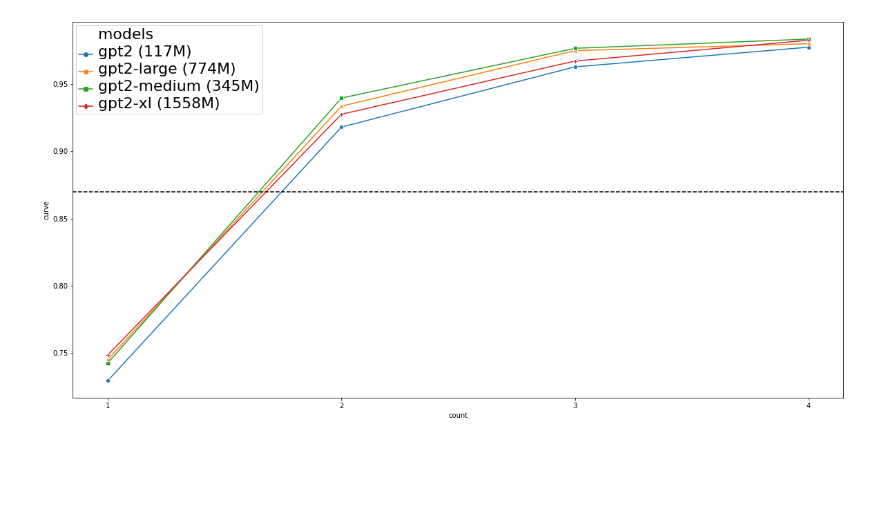
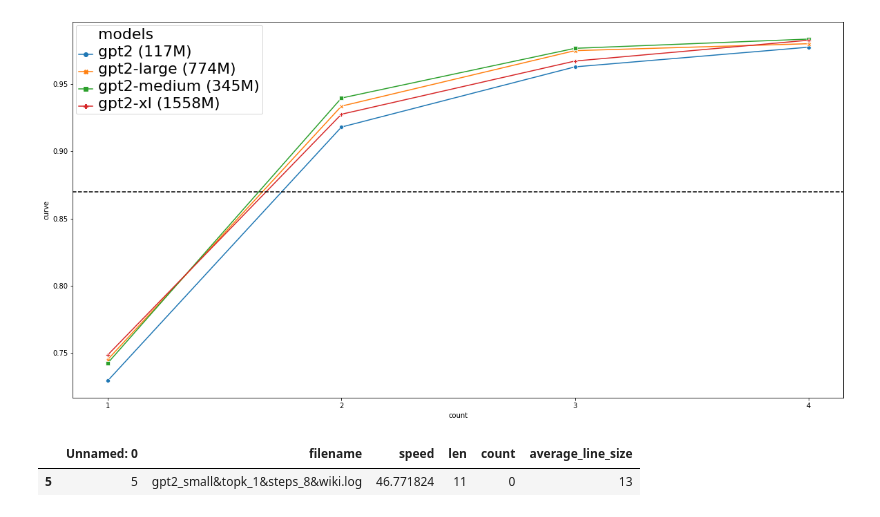
Before and after one commit to ruanchaves/hashformers, a Jupyter notebook: graphs.ipynb, the cells around one changed output. Saved outputs shown, nothing was run; the diff lists cells and outputs as text; code cells hidden in the pictures; blank space fills up the shorter version.

```diff
--- a/graphs.ipynb
+++ b/graphs.ipynb
@@ -290,3 +290,25 @@ plt.setp(ax.get_legend().get_title(), fontsize='22') # for legend title
 # %% [output]
 [None, None]
 [figure]
+# %%
+def parse_benchmarks(lst):
+    new_lst = []
+    for item in lst:
+        new_lst.append(item.split(' ')[-1])
+    return new_lst
+
+df = pd.read_csv('speed.csv')
+df['speed'] = df['speed'].apply((ast.literal_eval))
+df['len'] = df['speed'].apply(lambda x: len(x))
+df = df[df['len'] > 1]
+df['speed'] = df['speed'].apply(parse_benchmarks)
+df = df.explode('speed')
+df['count'] = df.groupby('filename').cumcount()
+df = df[df['filename'].str.contains('wiki')]
+df['speed'] = 23919.0 / df['speed'].astype(float)
+df = df.sort_values('speed', ascending=False).groupby('filename').head(1)
+df['average_line_size'] = 13
+df
+# %% [output]
+|  | Unnamed: 0 | filename | speed | len | count | average_line_size |
+| 5 | 5 | gpt2_small&topk_1&steps_8&wiki.log | 46.771824 | 11 | 0 | 13 |
```
Also changed, not shown: parts of 4 cells of this notebook, 6 other files.
